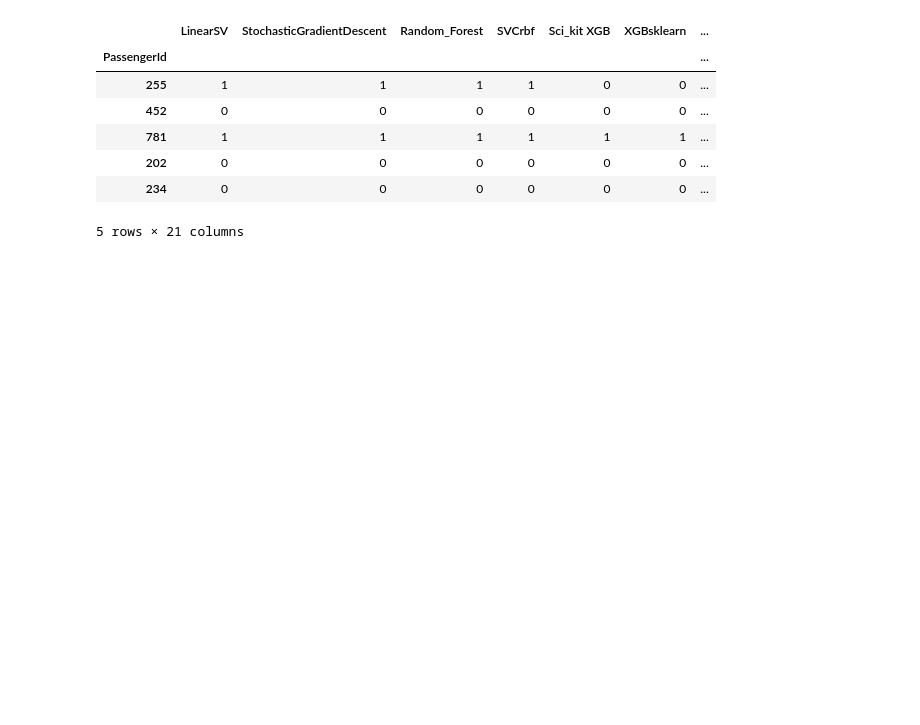
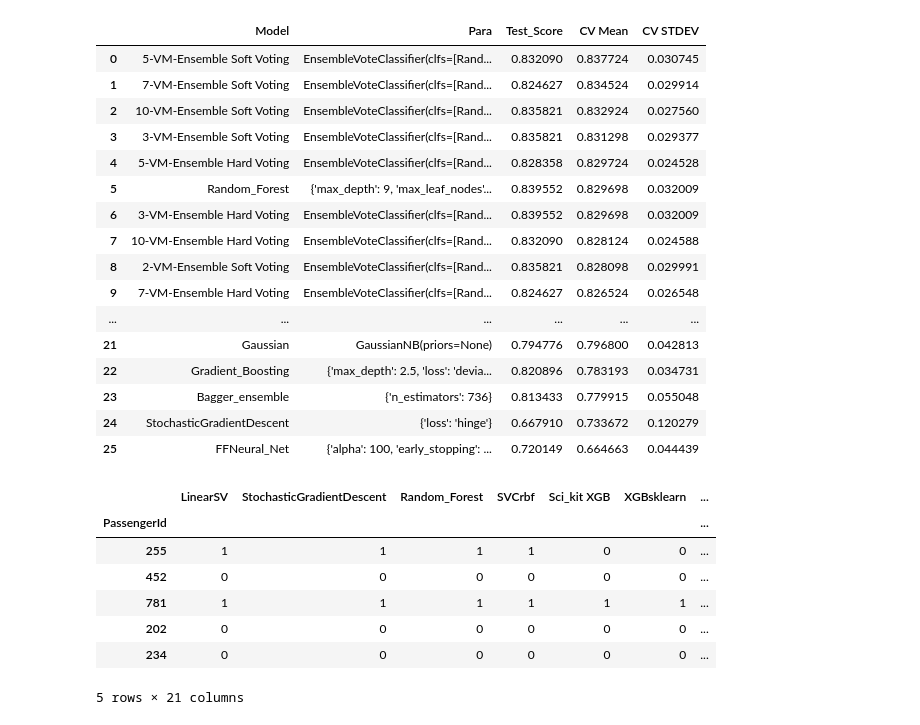
Before and after one commit to Tariq-Anwar/Machine-Learning, a Jupyter notebook: Classification/Experimenting with Submission Stacking.ipynb, the cells around one changed output. Cells and saved outputs as stored; diff of their text form; code cells hidden in the pictures; blank space fills up the shorter version.

```diff
--- a/Classification/Experimenting with Submission Stacking.ipynb
+++ b/Classification/Experimenting with Submission Stacking.ipynb
@@ -28,3 +53,24 @@ test_soft_pred_matrix = pd.read_csv("Titanic Support/Submission Matrix/test_soft
+# %%
+# View Results
+results
+# %% [output]
+|  | Model | Para | Test_Score | CV Mean | CV STDEV |
+| 0 | 5-VM-Ensemble Soft Voting | EnsembleVoteClassifier(clfs=[Rand... | 0.832090 | 0.837724 | 0.030745 |
+| 1 | 7-VM-Ensemble Soft Voting | EnsembleVoteClassifier(clfs=[Rand... | 0.824627 | 0.834524 | 0.029914 |
+| 2 | 10-VM-Ensemble Soft Voting | EnsembleVoteClassifier(clfs=[Rand... | 0.835821 | 0.832924 | 0.027560 |
+| 3 | 3-VM-Ensemble Soft Voting | EnsembleVoteClassifier(clfs=[Rand... | 0.835821 | 0.831298 | 0.029377 |
+| 4 | 5-VM-Ensemble Hard Voting | EnsembleVoteClassifier(clfs=[Rand... | 0.828358 | 0.829724 | 0.024528 |
+| 5 | Random_Forest | {'max_depth': 9, 'max_leaf_nodes'... | 0.839552 | 0.829698 | 0.032009 |
+| 6 | 3-VM-Ensemble Hard Voting | EnsembleVoteClassifier(clfs=[Rand... | 0.839552 | 0.829698 | 0.032009 |
+| 7 | 10-VM-Ensemble Hard Voting | EnsembleVoteClassifier(clfs=[Rand... | 0.832090 | 0.828124 | 0.024588 |
+| 8 | 2-VM-Ensemble Soft Voting | EnsembleVoteClassifier(clfs=[Rand... | 0.835821 | 0.828098 | 0.029991 |
+| 9 | 7-VM-Ensemble Hard Voting | EnsembleVoteClassifier(clfs=[Rand... | 0.824627 | 0.826524 | 0.026548 |
+| ... | ... | ... | ... | ... | ... |
+| 21 | Gaussian | GaussianNB(priors=None) | 0.794776 | 0.796800 | 0.042813 |
+| 22 | Gradient_Boosting | {'max_depth': 2.5, 'loss': 'devia... | 0.820896 | 0.783193 | 0.034731 |
+| 23 | Bagger_ensemble | {'n_estimators': 736} | 0.813433 | 0.779915 | 0.055048 |
+| 24 | StochasticGradientDescent | {'loss': 'hinge'} | 0.667910 | 0.733672 | 0.120279 |
+| 25 | FFNeural_Net | {'alpha': 100, 'early_stopping': ... | 0.720149 | 0.664663 | 0.044439 |
 # %%
 # View Example
 train_hard_pred_matrix.sample(5)
```
Also changed, not shown: parts of 4 cells of this notebook, 7 other files.
